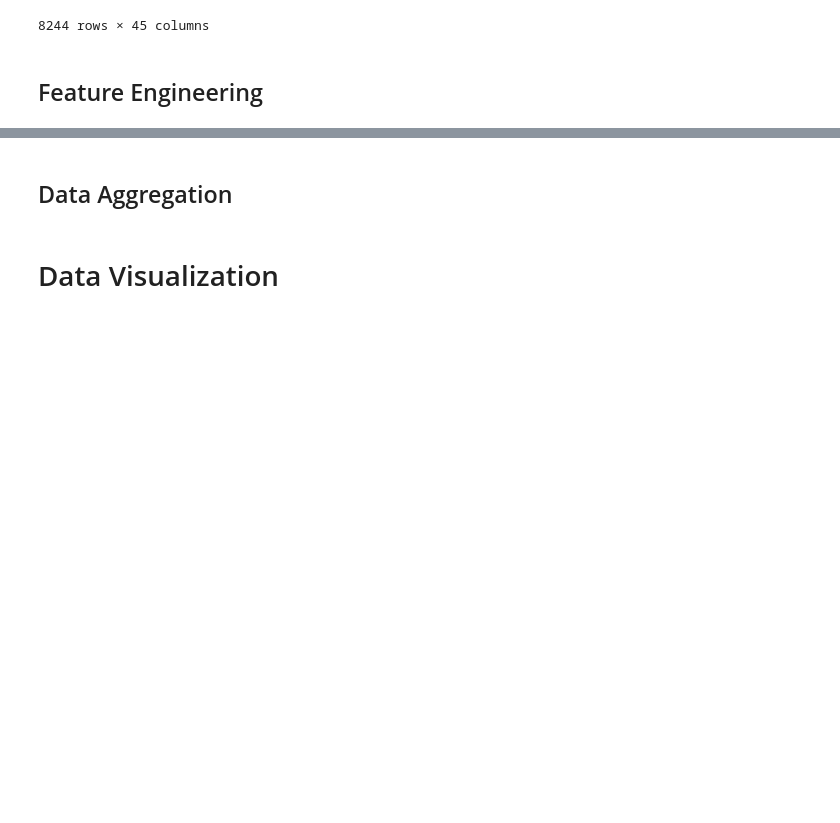
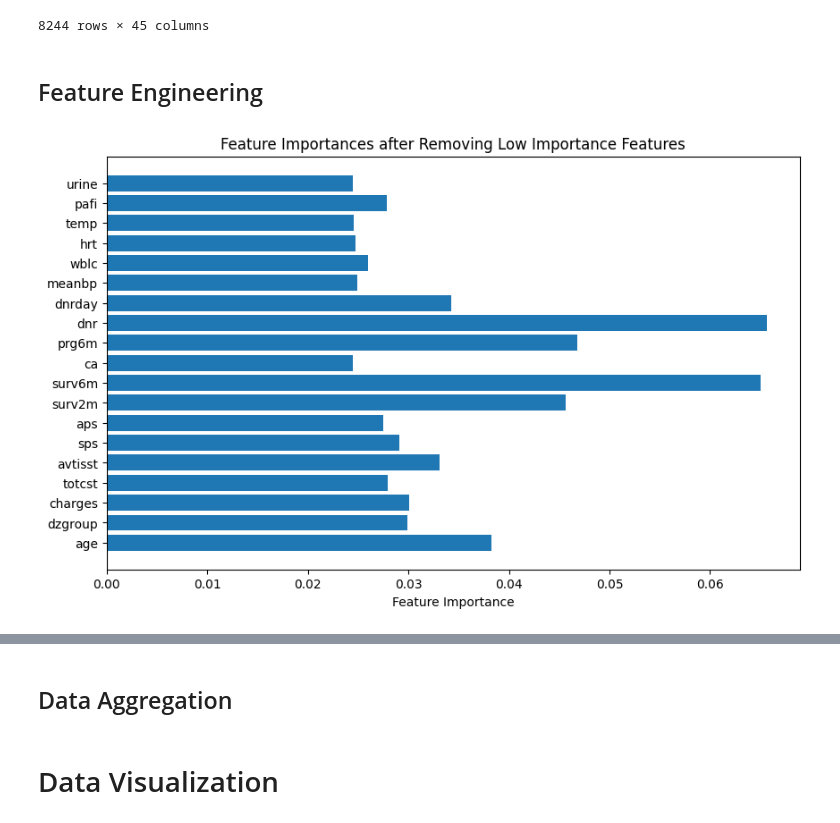
Before and after one commit to Pseudonymous-gdy/Machine-Learning, a Jupyter notebook: Project/Machine_Learning_Project.ipynb, the cells around one changed output, grey strips where cells are left out. Cells and saved outputs as stored; diff of their text form; code cells hidden in the pictures; blank space fills up the shorter version.

```diff
--- a/Project/Machine_Learning_Project.ipynb
+++ b/Project/Machine_Learning_Project.ipynb
@@ -405,3 +405,69 @@ data_no_outliers
 8244 rows × 45 columns
 # %% [markdown]
 ## Feature Engineering
+# %%
+# delete columns with low feature importance
+from sklearn.ensemble import RandomForestClassifier
+from sklearn.feature_selection import SelectFromModel
+def delete_low_importance_features(data, target_cols, threshold=0.01):
+    """
+    Delete columns with low feature importance based on Random Forest Classifier.
+
+    Parameters:
+    -----------
+    data : pd.DataFrame
+        The input DataFrame containing features and target.
+    target_cols : list
+        The names of the target columns.
+    threshold : float
+        The minimum feature importance value to retain a feature.
+
+    Returns:
+    --------
+    pd.DataFrame
+        The DataFrame with low importance features removed.
+    """
+    oe = OrdinalEncoder(handle_unknown='use_encoded_value', unknown_value=-1)
+    X = data.drop(columns=target_cols)
+    y = data[target_cols[0]]  # Use the first target column for feature importance
+
+    # Encode categorical columns
+    X_encoded = X.copy()
+    cat_cols = X_encoded.select_dtypes(include=['object', 'category']).columns
+    if len(cat_cols) > 0:
+        X_encoded[cat_cols] = oe.fit_transform(X_encoded[cat_cols])
+
+    # Fit Random Forest Classifier
+    model = RandomForestClassifier(random_state=42)
+    model.fit(X_encoded, y)
+
+    # Get feature importances
+    importances = model.feature_importances_
+
+    # Select features above the threshold
+    selected_features = X_encoded.columns[importances > threshold]
+
+    return data[selected_features.tolist() + target_cols], model.feature_importances_
+# Only drop columns that exist in the DataFrame
+target_cols = [col for col in ['death', 'sfdm2', 'hospdead'] if col in data_no_outliers.columns]
+data_no_low_importance, importance = delete_low_importance_features(data_no_outliers, target_cols=target_cols, threshold=0.024)
+
+# plot feature importances for selected features only
+selected_features = data_no_low_importance.drop(columns=['death']).columns
+
+# Only drop columns that exist in the DataFrame for original_features
+original_features = data_no_outliers.drop(columns=target_cols).columns
+
+# Get importances for selected_features by matching their positions in original_features
+selected_importances = [importance[original_features.get_loc(col)] for col in selected_features if col in original_features]
+
+# Ensure selected_features and selected_importances have the same length
+selected_features_plot = [col for col in selected_features if col in original_features]
+
+plt.figure(figsize=(10, 6))
+plt.barh(selected_features_plot, selected_importances)
+plt.xlabel('Feature Importance')
+plt.title('Feature Importances after Removing Low Importance Features')
+plt.show()
+# %% [output]
+[figure, added]
```
Also changed, not shown: parts of 2 cells of this notebook.
